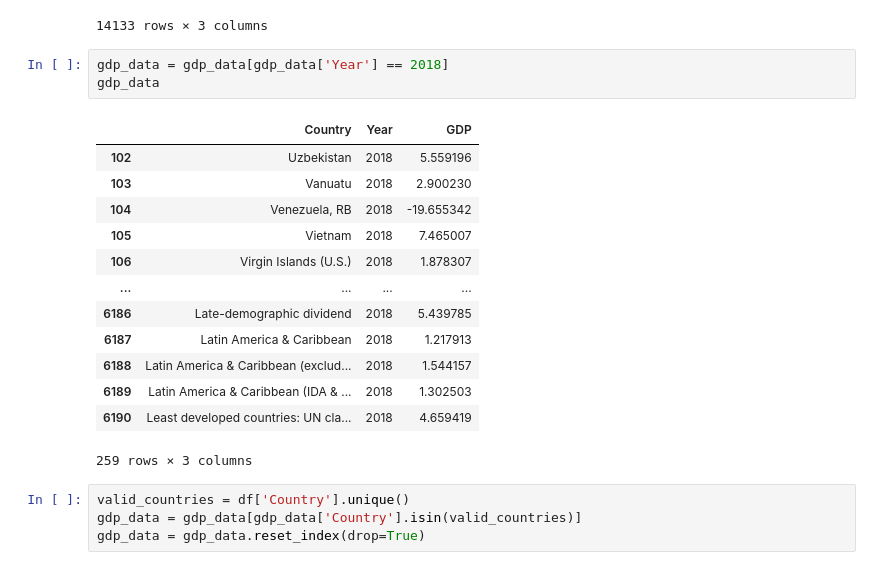
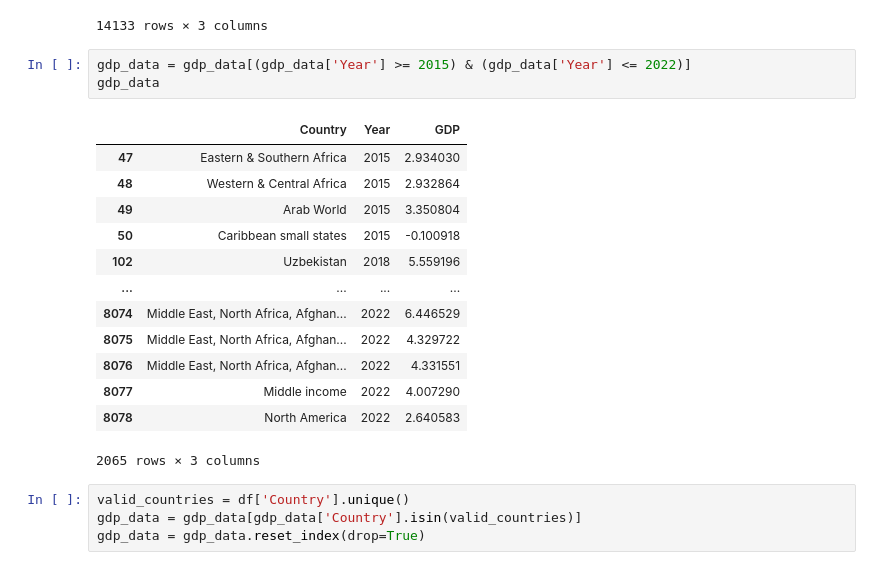
Before and after one commit to Srisupha29/Regression_Analysis_project, a Jupyter notebook: pset5.ipynb, the cells around one changed output. Drawn from its saved outputs; the diff is of its cells as text.

```diff
--- a/pset5.ipynb
+++ b/pset5.ipynb
@@ -159,22 +169,22 @@ gdp_data
 | 14132 | Zimbabwe | 2024 | 1.742395 |
 14133 rows × 3 columns
 # %%
-gdp_data = gdp_data[gdp_data['Year'] == 2018]
+gdp_data = gdp_data[(gdp_data['Year'] >= 2015) & (gdp_data['Year'] <= 2022)]
 gdp_data
 # %% [output]
 |  | Country | Year | GDP |
+| 47 | Eastern & Southern Africa | 2015 | 2.934030 |
+| 48 | Western & Central Africa | 2015 | 2.932864 |
+| 49 | Arab World | 2015 | 3.350804 |
+| 50 | Caribbean small states | 2015 | -0.100918 |
 | 102 | Uzbekistan | 2018 | 5.559196 |
-| 103 | Vanuatu | 2018 | 2.900230 |
-| 104 | Venezuela, RB | 2018 | -19.655342 |
-| 105 | Vietnam | 2018 | 7.465007 |
-| 106 | Virgin Islands (U.S.) | 2018 | 1.878307 |
 | ... | ... | ... | ... |
-| 6186 | Late-demographic dividend | 2018 | 5.439785 |
-| 6187 | Latin America & Caribbean | 2018 | 1.217913 |
-| 6188 | Latin America & Caribbean (exclud... | 2018 | 1.544157 |
-| 6189 | Latin America & Caribbean (IDA & ... | 2018 | 1.302503 |
-| 6190 | Least developed countries: UN cla... | 2018 | 4.659419 |
+| 8074 | Middle East, North Africa, Afghan... | 2022 | 6.446529 |
+| 8075 | Middle East, North Africa, Afghan... | 2022 | 4.329722 |
+| 8076 | Middle East, North Africa, Afghan... | 2022 | 4.331551 |
+| 8077 | Middle income | 2022 | 4.007290 |
+| 8078 | North America | 2022 | 2.640583 |
-259 rows × 3 columns
+2065 rows × 3 columns
 # %%
 valid_countries = df['Country'].unique()
 gdp_data = gdp_data[gdp_data['Country'].isin(valid_countries)]
```
Also changed, not shown: parts of 17 cells of this notebook, 1 other file.
